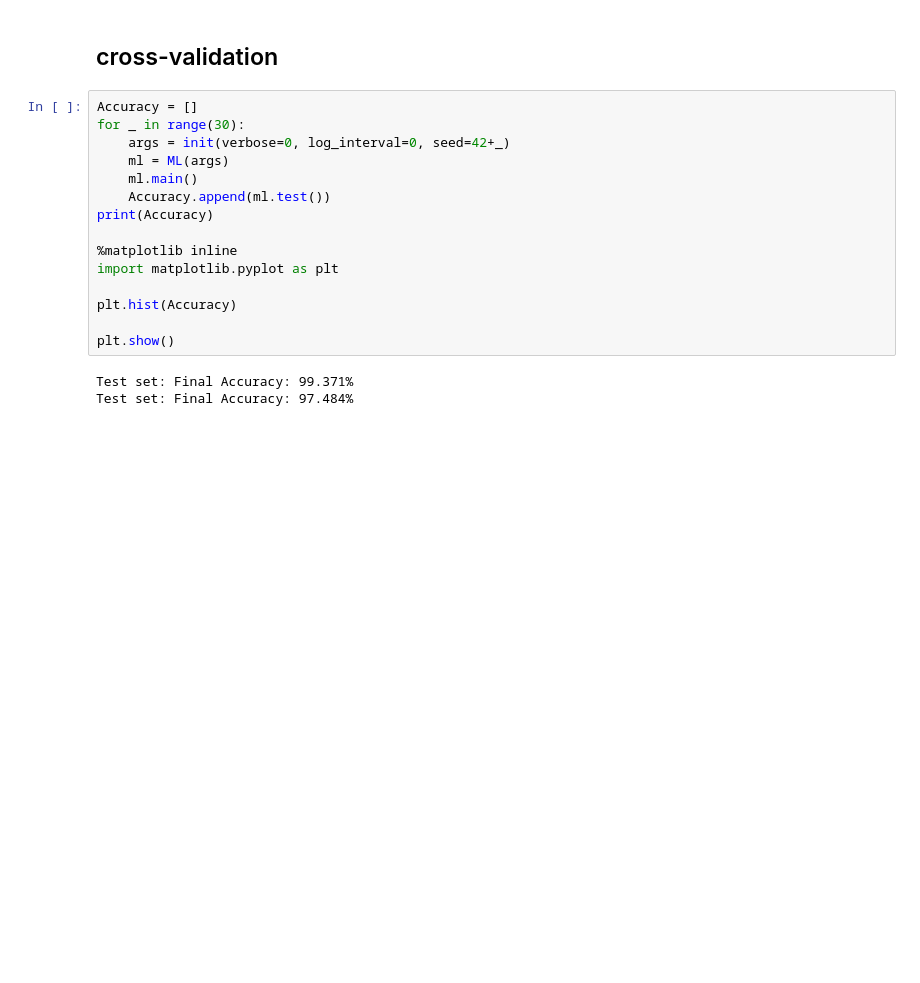
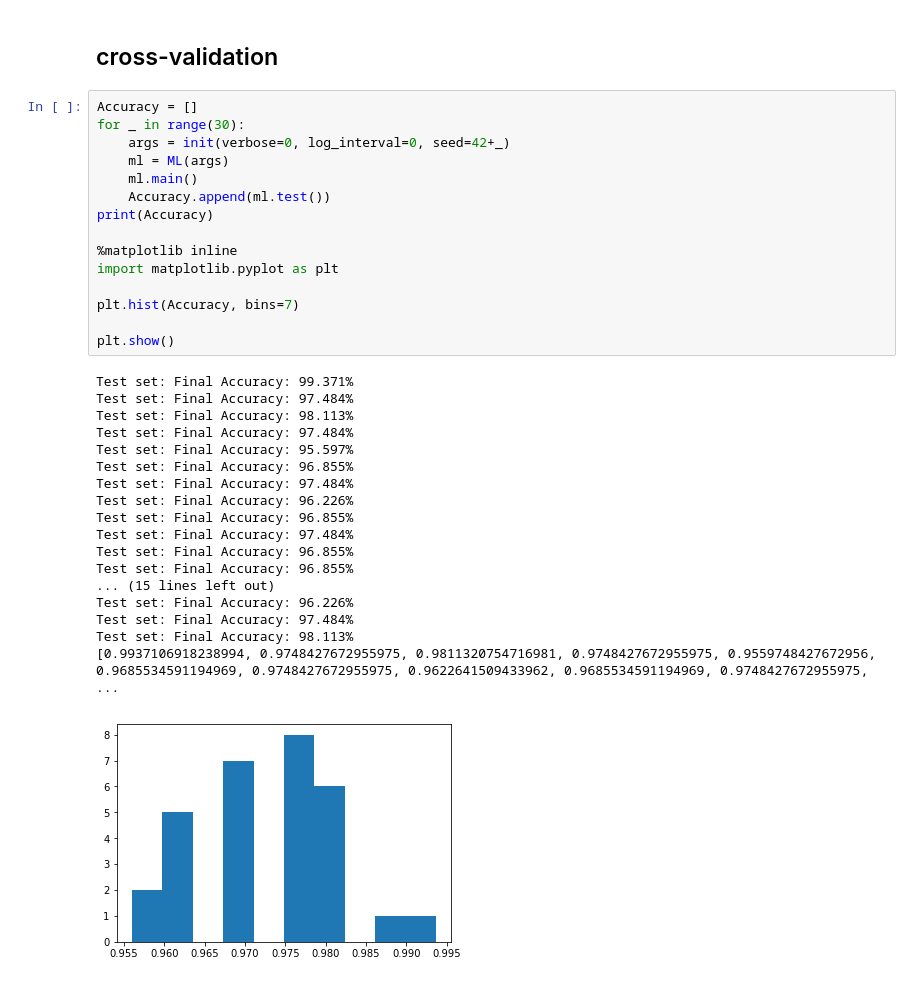
Before and after one commit to laurentperrinet/CatchTheEye, a Jupyter notebook: 2018-05-25_training the model.ipynb, the cells around one changed output. Cells and saved outputs as stored; diff of their text form; blank space fills up the shorter version.

```diff
--- a/2018-05-25_training the model.ipynb
+++ b/2018-05-25_training the model.ipynb
@@ -77,18 +77,34 @@ pred  :right
 # %%
 Accuracy = []
 for _ in range(30):
     args = init(verbose=0, log_interval=0, seed=42+_)
     ml = ML(args)
     ml.main()
     Accuracy.append(ml.test())
 print(Accuracy)
 
 %matplotlib inline
 import matplotlib.pyplot as plt
 
-plt.hist(Accuracy)
+plt.hist(Accuracy, bins=7)
 
 plt.show()
 # %% [output]
 Test set: Final Accuracy: 99.371%
 Test set: Final Accuracy: 97.484%
+Test set: Final Accuracy: 98.113%
+Test set: Final Accuracy: 97.484%
+Test set: Final Accuracy: 95.597%
+Test set: Final Accuracy: 96.855%
+Test set: Final Accuracy: 97.484%
+Test set: Final Accuracy: 96.226%
+Test set: Final Accuracy: 96.855%
+Test set: Final Accuracy: 97.484%
+Test set: Final Accuracy: 96.855%
+Test set: Final Accuracy: 96.855%
+... (15 lines left out)
+Test set: Final Accuracy: 96.226%
+Test set: Final Accuracy: 97.484%
+Test set: Final Accuracy: 98.113%
+[0.9937106918238994, 0.9748427672955975, 0.9811320754716981, 0.9748427672955975, 0.9559748427672956, 0.9685534591194969, 0.9748427672955975, 0.9622641509433962, 0.9685534591194969, 0.9748427672955975, ...
+[figure, added]
```
Also changed, not shown: 5 other files.
